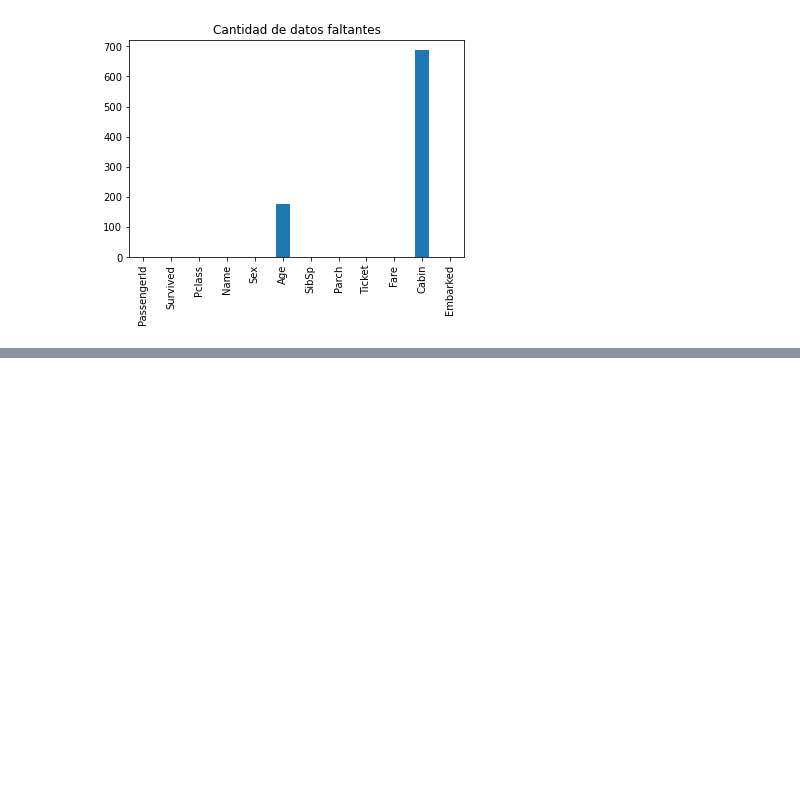
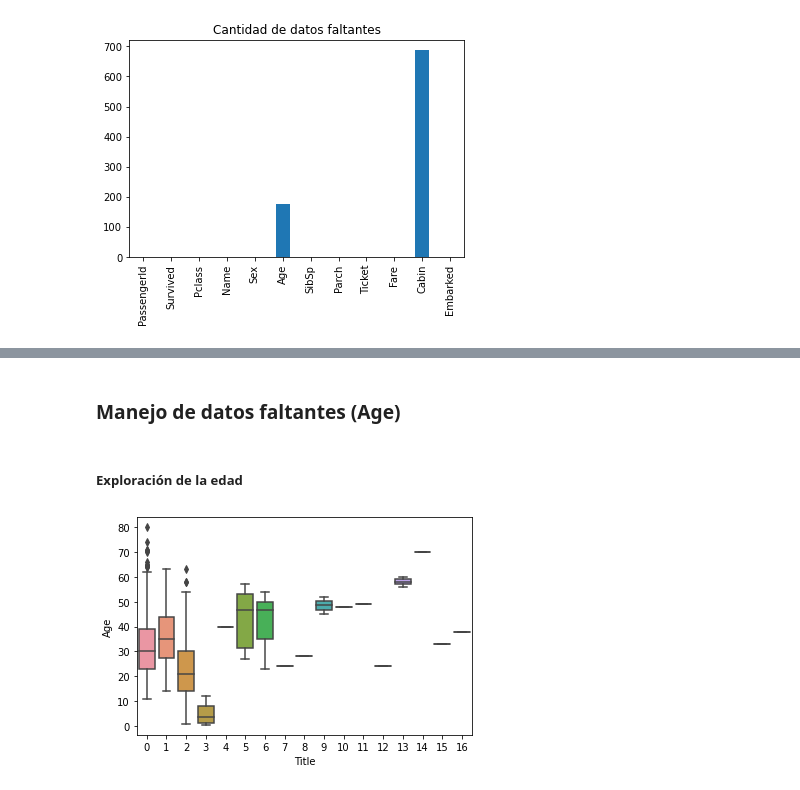
Before and after one commit to fedemedina72/IA1_Equipo8, a Jupyter notebook: LimpiezaDatos.ipynb, the cells around one changed output, grey strips where cells are left out. Drawn from its saved outputs; the diff is of its cells as text; code cells hidden in the pictures; blank space fills up the shorter version.

```diff
--- a/LimpiezaDatos.ipynb
+++ b/LimpiezaDatos.ipynb
@@ -192,0 +201,2 @@ db.head()
+# %%
+db.Sex.replace(['male','female'], [0,1], inplace = True)
@@ -192,0 +211,5 @@ db.head()
+# %%
+db.Embarked.replace(['S','C','Q'], [0,1,2], inplace = True)
+
+# Correlacion entre Embarked y Survived
+print("Correlacion entre Embarked y Survived: ", db['Embarked'].corr(db['Survived'])) #baja correlacion
@@ -216,0 +226,16 @@ db.drop(columns=['Cabin', 'PassengerId', 'Name', 'Ticket'])
+# %%
+# Función para obtener los prefijos y categorizarlos
+def get_titulo(dataset):
+    names=dataset["Name"]
+    titulo=[]
+    for name in names:
+        titulo.append(re.search(',(.*?)\.',name).group(1))
+    dataset["Title"]=pd.Series(titulo,index=dataset.index)
+    titulo = dataset.Title.unique()
+    dataset["Title"].replace(dataset.Title.unique(),np.array(range(len(dataset.Title.unique()))), inplace = True)
+    return dataset, titulo
+# %%
+# Significado de codificación del título
+db, titulo = get_titulo(db)
+db.drop(['Name'], axis = 1, inplace = True)
+pd.DataFrame(titulo,np.array(range(len(titulo))))
@@ -216,0 +261,11 @@ db.drop(columns=['Cabin', 'PassengerId', 'Name', 'Ticket'])
+# %% [markdown]
+### Manejo de datos faltantes (Age)
+# %% [markdown]
+##### Exploración de la edad
+# %%
+# Visualización de la edad respecto a los títulos
+
+# Boxplot por cada clasificacion
+ax = sns.boxplot(data=db, x='Title', y='Age')
+# %% [output]
+[figure, added]
```
Also changed, not shown: parts of 24 cells of this notebook, 1 other file.
